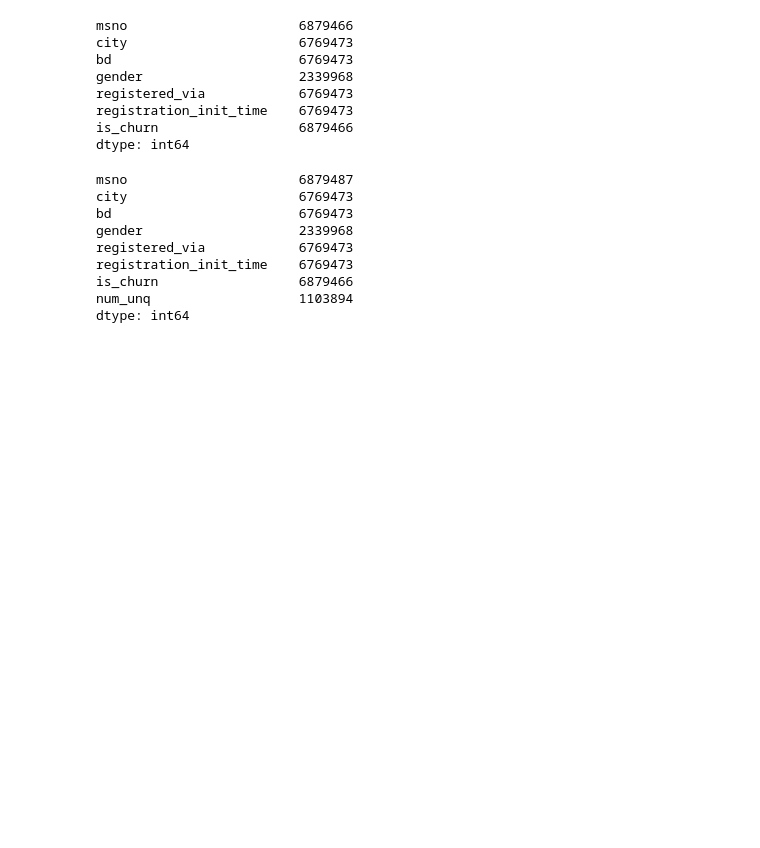
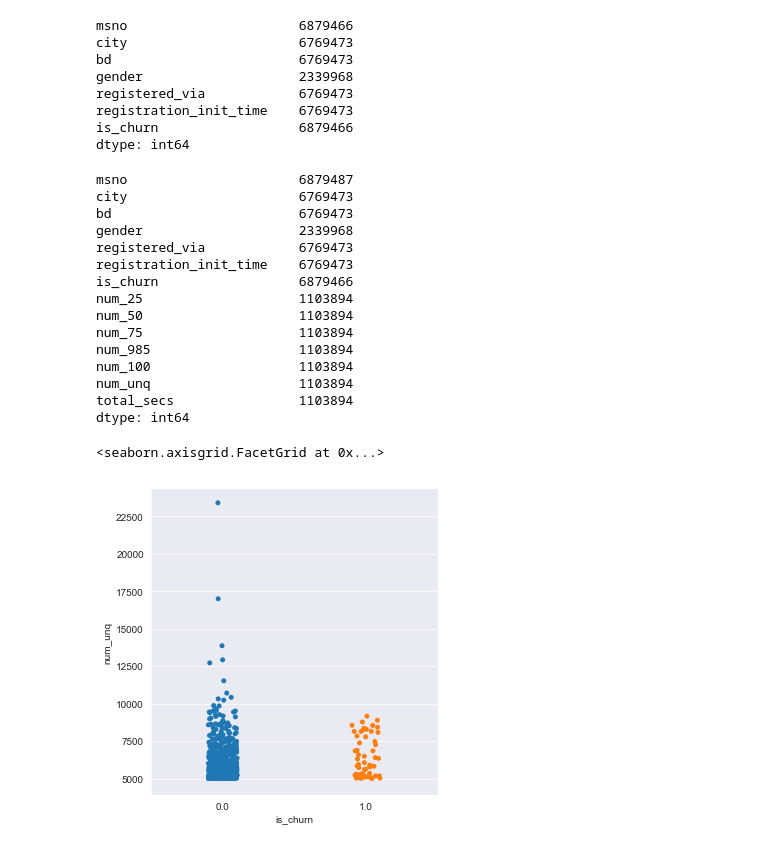
Before and after one commit to codefupanda/rendezvous_with_ml, a Jupyter notebook: week_02_data_analysis/day02_more_data_analysis_continued.ipynb, the cells around one changed output. Cells and saved outputs as stored; diff of their text form; code cells hidden in the pictures; blank space fills up the shorter version.

```diff
--- a/week_02_data_analysis/day02_more_data_analysis_continued.ipynb
+++ b/week_02_data_analysis/day02_more_data_analysis_continued.ipynb
@@ -136,5 +136,5 @@ members['is_churn'].count()
 # %%
 members['is_churn'].fillna(0, inplace=True)
 # %%
-user_total_unq = usage_log.groupby('msno')['num_unq'].sum()
+usage_log_total = usage_log.groupby('msno')['num_25', 'num_50', 'num_75', 'num_985', 'num_100', 'num_unq', 'total_secs'].sum()
 # %%
@@ -170,7 +170,7 @@ is_churn                  6879466
 dtype: int64
 # %%
 ## Merge the total unique songs per member
-members = pd.merge(members, user_total_unq.to_frame(), on='msno', how='outer')
+members = pd.merge(members, usage_log_total, on='msno', how='outer')
 # %%
 members.count()
 # %% [output]
@@ -181,5 +181,18 @@ gender                    2339968
 registered_via            6769473
 registration_init_time    6769473
 is_churn                  6879466
+num_25                    1103894
+num_50                    1103894
+num_75                    1103894
+num_985                   1103894
+num_100                   1103894
 num_unq                   1103894
+total_secs                1103894
 dtype: int64
+# %%
+filtered_members = members[~members["num_unq"].isna()]
+# %%
+sns.catplot(x='is_churn', y='num_unq', data=filtered_members[members["num_unq"]>5000])
+# %% [output]
+<seaborn.axisgrid.FacetGrid at 0x...>
+[figure, added]
```
Also changed, not shown: parts of 19 cells of this notebook.
